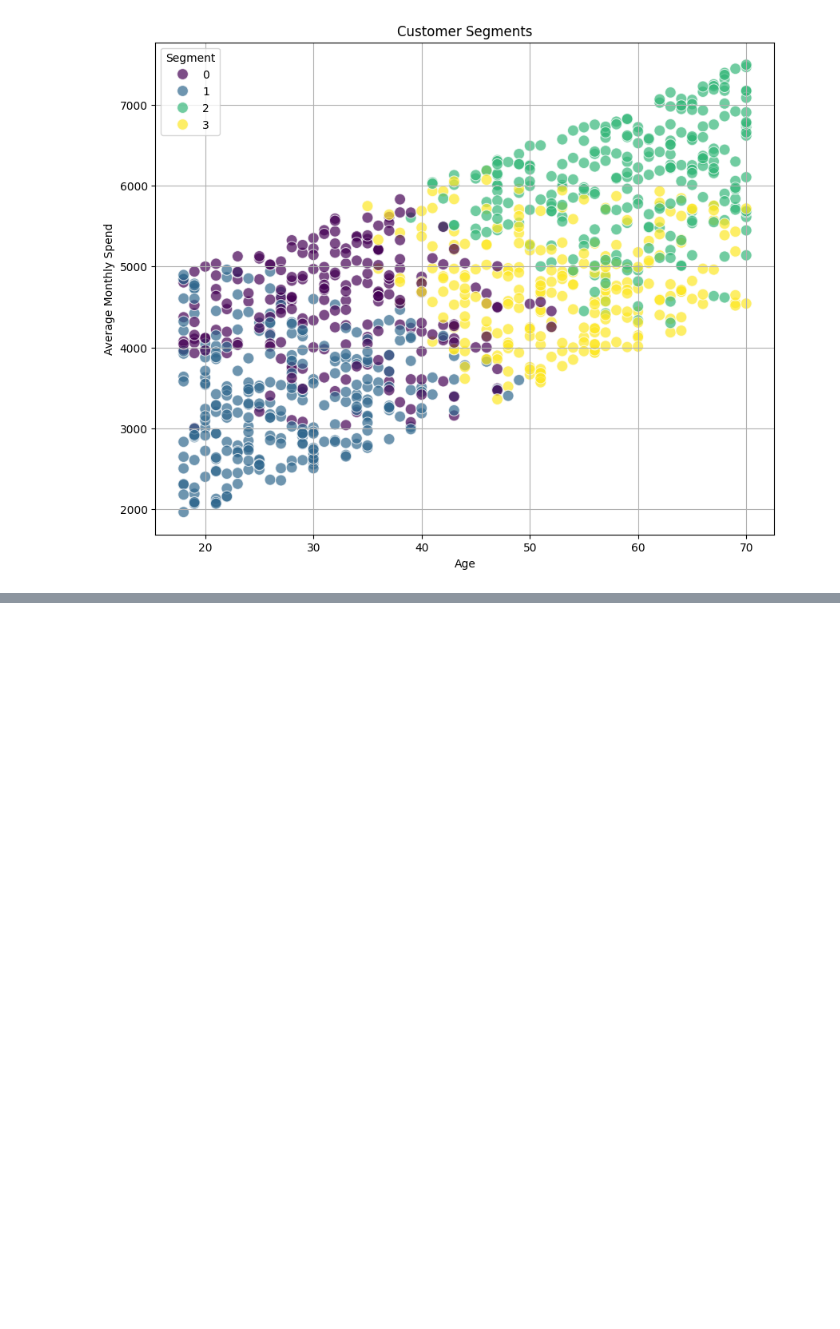
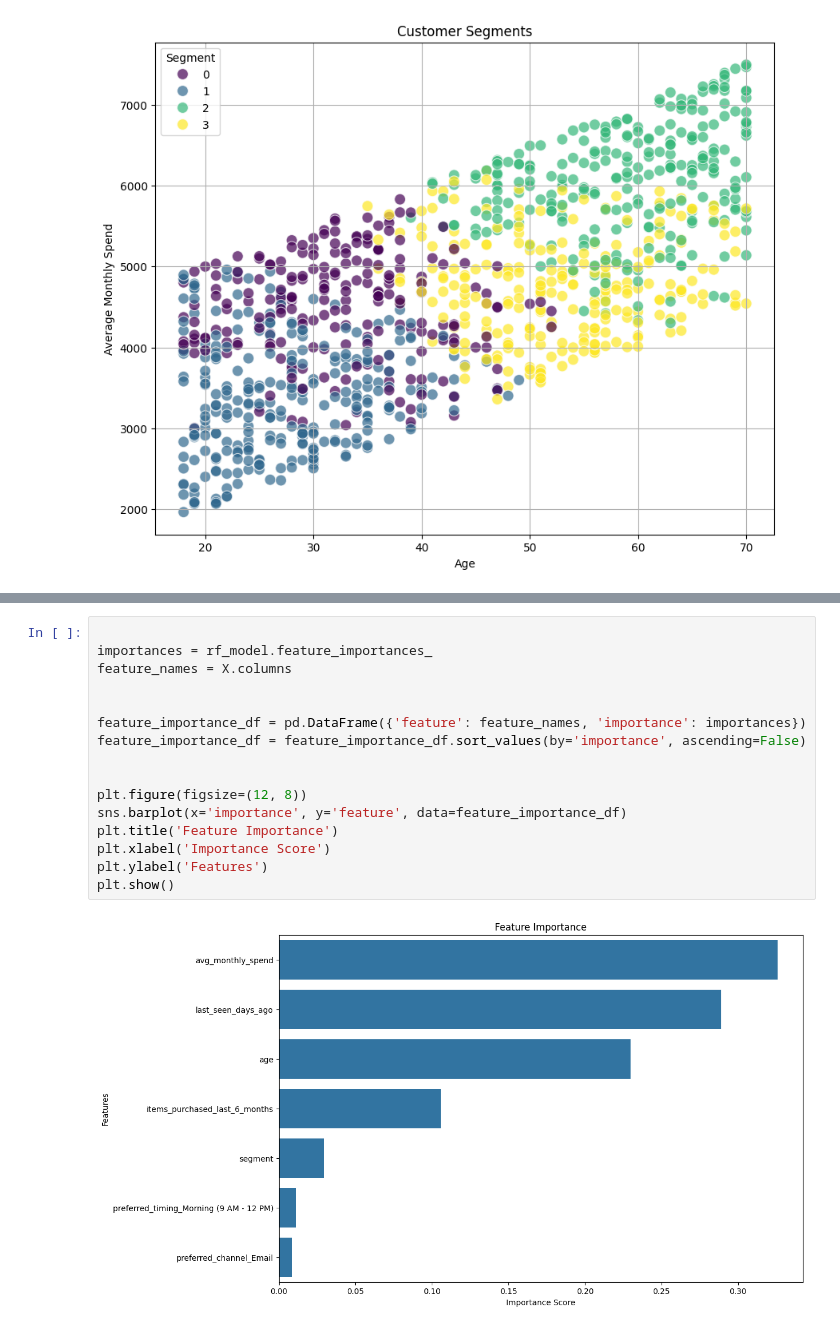
Before and after one commit to Mithunraj-M/veriszon-hackathon, a Jupyter notebook: notebooks/customer_segmentation_Kmeans.ipynb, the cells around one changed output, grey strips where cells are left out. Saved outputs shown, nothing was run; the diff lists cells and outputs as text; blank space fills up the shorter version.

```diff
--- a/notebooks/customer_segmentation_Kmeans.ipynb
+++ b/notebooks/customer_segmentation_Kmeans.ipynb
@@ -113,0 +216,18 @@ segment
+# %%
+
+importances = rf_model.feature_importances_
+feature_names = X.columns
+
+
+feature_importance_df = pd.DataFrame({'feature': feature_names, 'importance': importances})
+feature_importance_df = feature_importance_df.sort_values(by='importance', ascending=False)
+
+
+plt.figure(figsize=(12, 8))
+sns.barplot(x='importance', y='feature', data=feature_importance_df)
+plt.title('Feature Importance')
+plt.xlabel('Importance Score')
+plt.ylabel('Features')
+plt.show()
+# %% [output]
+[figure, added]
```
Also changed, not shown: parts of 5 cells of this notebook, 4 other files.
